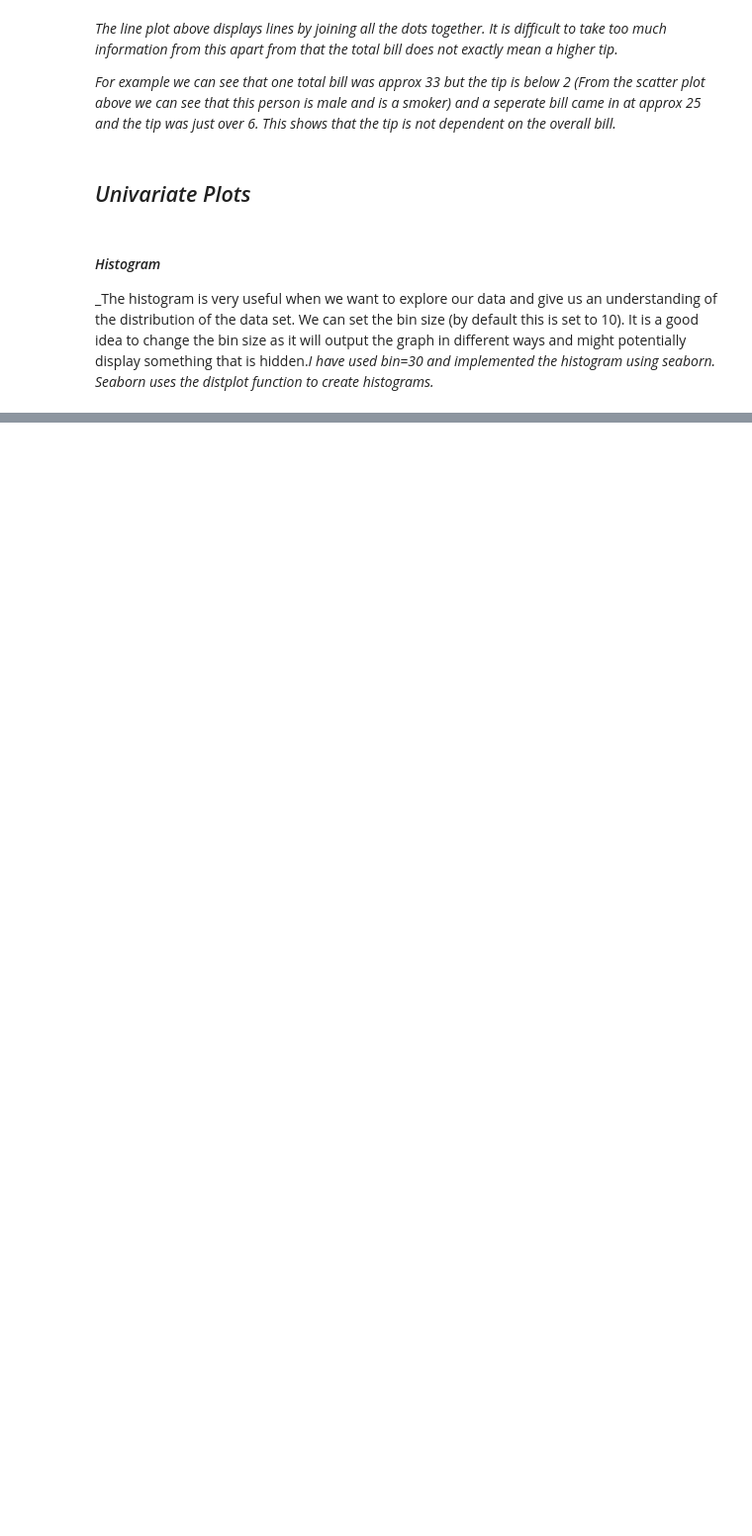
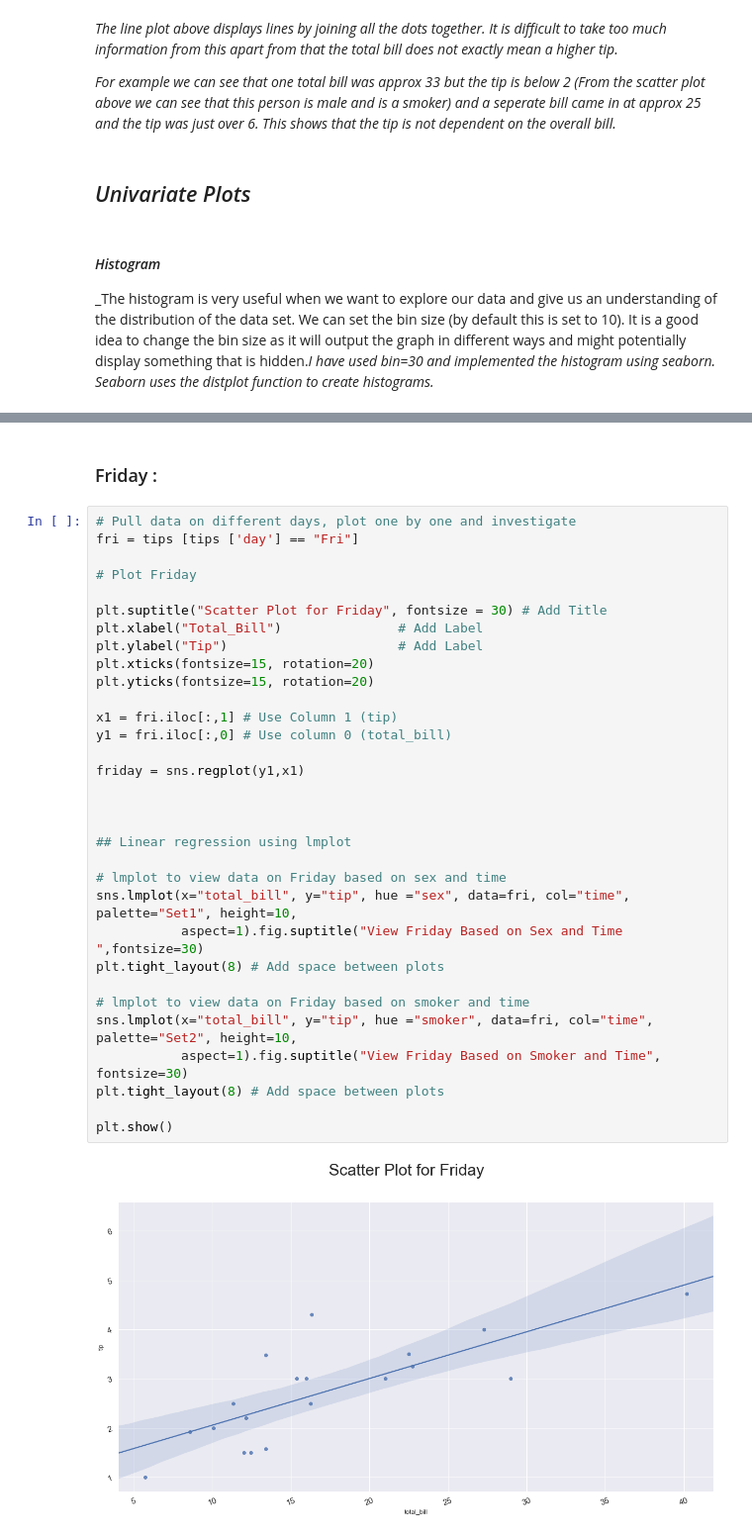
Before and after one commit to richardfeeney7/Fundamentals-Project, a Jupyter notebook: Fundamentals-Project 2019.ipynb, the cells around one changed output, grey strips where cells are left out. Shown at 99% size. Saved outputs shown, nothing was run; the diff lists cells and outputs as text; blank space fills up the shorter version.

```diff
--- a/Fundamentals-Project 2019.ipynb
+++ b/Fundamentals-Project 2019.ipynb
@@ -375,0 +452,36 @@ sns.lmplot(x="total_bill", y="big_tip", y_jitter=.03, data=tips, height=10, aspe
+# %% [markdown]
+### Friday :
+# %%
+# Pull data on different days, plot one by one and investigate
+fri = tips [tips ['day'] == "Fri"]
+
+# Plot Friday
+
+plt.suptitle("Scatter Plot for Friday", fontsize = 30) # Add Title
+plt.xlabel("Total_Bill")               # Add Label
+plt.ylabel("Tip")                      # Add Label
+plt.xticks(fontsize=15, rotation=20)
+plt.yticks(fontsize=15, rotation=20)
+
+x1 = fri.iloc[:,1] # Use Column 1 (tip)
+y1 = fri.iloc[:,0] # Use column 0 (total_bill)
+
+friday = sns.regplot(y1,x1)
+
+
+
+## Linear regression using lmplot
+
+# lmplot to view data on Friday based on sex and time
+sns.lmplot(x="total_bill", y="tip", hue ="sex", data=fri, col="time", palette="Set1", height=10,
+           aspect=1).fig.suptitle("View Friday Based on Sex and Time ",fontsize=30)
+plt.tight_layout(8) # Add space between plots
+
+# lmplot to view data on Friday based on smoker and time
+sns.lmplot(x="total_bill", y="tip", hue ="smoker", data=fri, col="time", palette="Set2", height=10,
+           aspect=1).fig.suptitle("View Friday Based on Smoker and Time", fontsize=30)
+plt.tight_layout(8) # Add space between plots
+
+plt.show()
+# %% [output]
+[figure, added]
```
Also changed, not shown: parts of 45 cells of this notebook, 1 other file.
